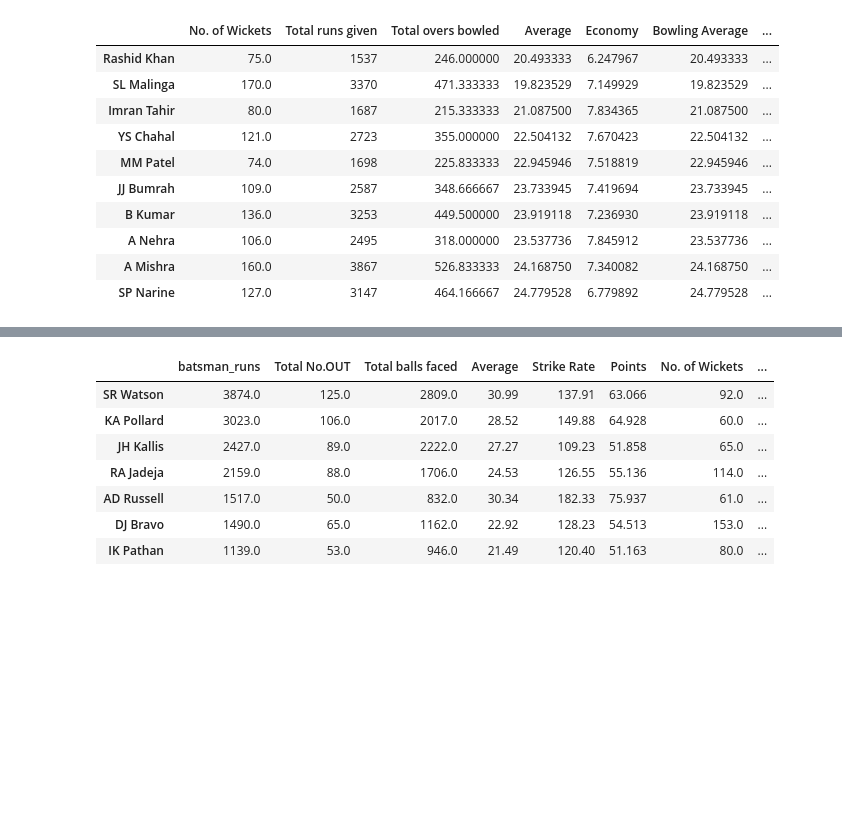
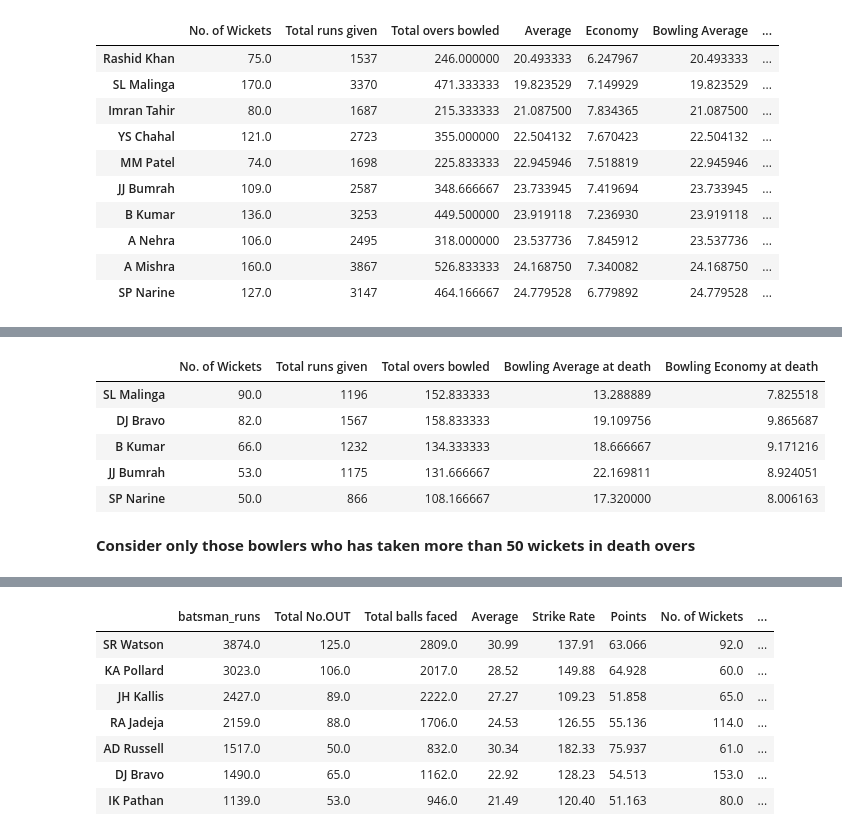
Before and after one commit to dhrubjun/All-time-best-IPL-team, a Jupyter notebook: All_time_best_IPL_team.ipynb, the cells around one changed output, grey strips where cells are left out. Cells and saved outputs as stored; diff of their text form; code cells hidden in the pictures; blank space fills up the shorter version.

```diff
--- a/All_time_best_IPL_team.ipynb
+++ b/All_time_best_IPL_team.ipynb
@@ -475,0 +532,2 @@ df_bowler1.sort_values(by='Points', ascending=True).head(10)
+# %%
+df_bowler_death.rename(columns={'is_wicket':'No. of Wickets', 'total_runs':'Total runs given', 'non_boundary':'Total overs bowled'}, inplace=True)
@@ -475,0 +543,15 @@ df_bowler1.sort_values(by='Points', ascending=True).head(10)
+# %%
+df_bowler_death['Bowling Average at death'] = df_bowler_death['Total runs given']/df_bowler_death['No. of Wickets']
+# %%
+df_bowler_death['Bowling Economy at death'] = df_bowler_death['Total runs given']/df_bowler_death['Total overs bowled']
+# %%
+df_bowler_death.drop(columns='Bowling Economy', inplace=True)
+# %%
+df_bowler_death.head()
+# %% [output]
+|  | No. of Wickets | Total runs given | Total overs bowled | Bowling Average at death | Bowling Economy at death |
+| SL Malinga | 90.0 | 1196 | 152.833333 | 13.288889 | 7.825518 |
+| DJ Bravo | 82.0 | 1567 | 158.833333 | 19.109756 | 9.865687 |
+| B Kumar | 66.0 | 1232 | 134.333333 | 18.666667 | 9.171216 |
+| JJ Bumrah | 53.0 | 1175 | 131.666667 | 22.169811 | 8.924051 |
+| SP Narine | 50.0 | 866 | 108.166667 | 17.320000 | 8.006163 |
@@ -475,0 +560,2 @@ df_bowler1.sort_values(by='Points', ascending=True).head(10)
+# %% [markdown]
+**Consider only those bowlers who has taken more than 50 wickets in death overs**
```
Also changed, not shown: parts of 60 cells of this notebook.
